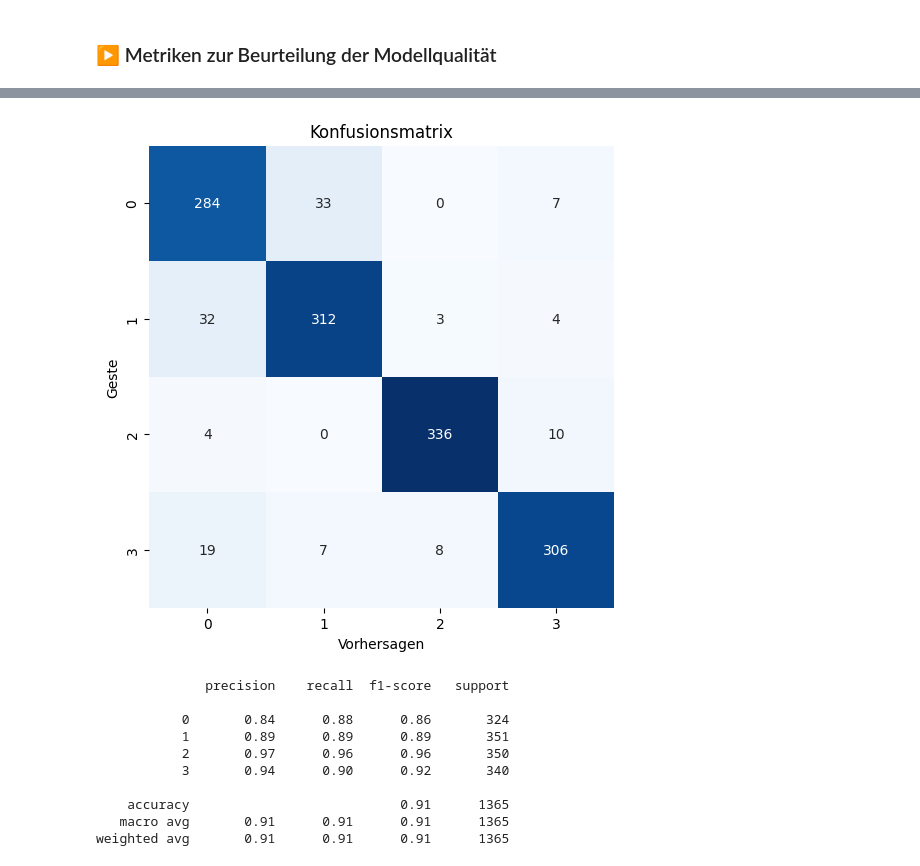
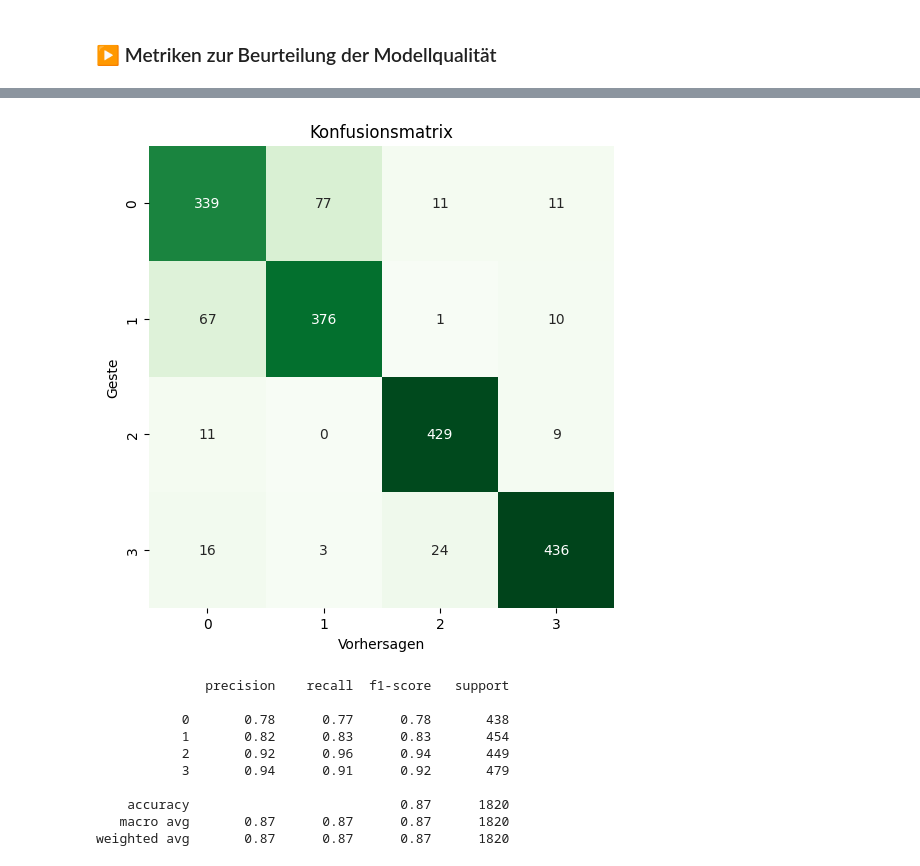
Before and after one commit to Gizmo-Labs/Informatik-Bachelor-Thesis, a Jupyter notebook: Jupyter-Notebooks/Model-Exploration_Variante_3.ipynb, the cells around one changed output, grey strips where cells are left out. Drawn from its saved outputs; the diff is of its cells as text; code cells hidden in the pictures.

```diff
--- a/Jupyter-Notebooks/Model-Exploration_Variante_3.ipynb
+++ b/Jupyter-Notebooks/Model-Exploration_Variante_3.ipynb
@@ -73,18 +73,22 @@ proband4 = []
 ##############################################################
 for label in ['0', '1', '2', '3']:
     proband1.append(pd.read_csv('./Eigene/P1L' + label + '.csv', sep=',', header=None))
+    #proband1.append(pd.read_csv('./Eigene/P1L' + label + '_reduced.csv', sep=',', header=None))
     proband1[int(label)][64] = int(label)
 
 for label in ['0', '1', '2', '3']:
     proband2.append(pd.read_csv('./Eigene/P2L' + label + '.csv', sep=',', header=None))
+    #proband2.append(pd.read_csv('./Eigene/P2L' + label + '_reduced.csv', sep=',', header=None))
     proband2[int(label)][64] = int(label)
 
 for label in ['0', '1', '2', '3']:
     proband3.append(pd.read_csv('./Eigene/P3L' + label + '.csv', sep=',', header=None))
+    #proband3.append(pd.read_csv('./Eigene/P3L' + label + '_reduced.csv', sep=',', header=None))
     proband3[int(label)][64] = int(label)
 
 for label in ['0', '1', '2', '3']:
     proband4.append(pd.read_csv('./Eigene/P4L' + label + '.csv', sep=',', header=None))
+    #proband4.append(pd.read_csv('./Eigene/P4L' + label + '_reduced.csv', sep=',', header=None))
     proband4[int(label)][64] = int(label)
 
 
@@ -95,19 +99,19 @@ for label in ['0', '1', '2', '3']:
 proband1 = pd.concat([df for df in proband1], axis=0).reset_index(drop=True)
 proband2 = pd.concat([df for df in proband2], axis=0).reset_index(drop=True)
 proband3 = pd.concat([df for df in proband3], axis=0).reset_index(drop=True)
-
+proband4 = pd.concat([df for df in proband4], axis=0).reset_index(drop=True)
 
 ##############################################################
 # Schreibe alle Sub-Dataframes in ein gesamtes Dataframe     #
 # Datentyp: Pandas Dataframe                                 #
 ##############################################################
-all_data = pd.concat([proband1, proband2, proband3])
+all_data = pd.concat([proband1, proband2, proband3, proband4])
 
 ##############################################################
 # Daten von Proband 4 zum validieren --> getrennt vom Rest   #
 # Datentyp: Pandas Dataframe                                 #
 ##############################################################
-proband4 = pd.concat([df for df in proband4], axis=0).reset_index(drop=True)
+#proband4 = pd.concat([df for df in proband4], axis=0).reset_index(drop=True)
 # %% [markdown]
 ##### ▶️ Umwandlung der Daten in geeignete Formate
 # %%
@@ -292,8 +246,8 @@ y_validate Vectorform: (20, 4)
 ##############################################################
 # Hyperparameter                                             #
 ##############################################################
-batch_size = 32
-epochs = 12
+batch_size = 64
+epochs = 16
 
 initializer='glorot_uniform'
 
@@ -304,16 +258,16 @@ initializer='glorot_uniform'
 model = keras.Sequential()
 model.add(layers.InputLayer(input_shape))
 
-model.add(layers.Conv1D(64, 1, input_shape=input_shape, kernel_initializer=initializer))
-model.add(layers.Activation('elu'))
+model.add(layers.Conv1D(64, 4, input_shape=input_shape, kernel_initializer=initializer))
+model.add(layers.Activation('relu'))
 
-model.add(layers.Conv1D(64, 2))
-model.add(layers.Activation('elu'))
+model.add(layers.Conv1D(64, 4))
+model.add(layers.Activation('relu'))
 
 model.add(layers.Flatten())
 
 model.add(layers.Dense(64))
-model.add(layers.Activation('elu'))
+model.add(layers.Activation('relu'))
 
 model.add(layers.Dense(num_classes, activation = 'softmax'))
 
@@ -356,13 +310,11 @@ model.compile(
 history = model.fit(
     X_train,
     y_train,
-    validation_split=0.2,
-    #validation_data=(X_validate, validation_labels),
+    validation_split=0.4,
     batch_size=batch_size,
     epochs=epochs,
     callbacks=[
         tf.keras.callbacks.ReduceLROnPlateau(),
-        #tf.keras.callbacks.EarlyStopping(monitor='val_accuracy', mode='max')
     ]
 )
 # %% [output]
@@ -432,15 +383,13 @@ Es handelt sich um Geste : 0
 # %% [markdown]
 ### ▶️ Metriken zur Beurteilung der Modellqualität
 # %%
-#y_test_arg=np.argmax(validation_labels,axis=1)
 y_test_arg=np.argmax(y_test,axis=1)
-#y_pred = np.argmax(model.predict(validation),axis=1)
 y_pred = np.argmax(model.predict(X_test),axis=1)
-#
+
 cm = confusion_matrix(y_test_arg, y_pred)
 
 plt.figure(figsize=(6, 6))
-sns.heatmap(cm, annot=True, fmt='g', cmap='Blues', cbar=False)
+sns.heatmap(cm, annot=True, fmt='g', cmap='Greens', cbar=False)
 plt.xlabel("Vorhersagen")
 plt.ylabel("Geste")
 plt.title("Konfusionsmatrix")
@@ -452,11 +401,11 @@ print(classification_report(y_test_arg, y_pred))
-[figure, old version]
+[figure, new version]
               precision    recall  f1-score   support
 
-           0       0.84      0.88      0.86       324
-           1       0.89      0.89      0.89       351
-           2       0.97      0.96      0.96       350
-           3       0.94      0.90      0.92       340
+           0       0.78      0.77      0.78       438
+           1       0.82      0.83      0.83       454
+           2       0.92      0.96      0.94       449
+           3       0.94      0.91      0.92       479
 
-    accuracy                           0.91      1365
-   macro avg       0.91      0.91      0.91      1365
-weighted avg       0.91      0.91      0.91      1365
+    accuracy                           0.87      1820
+   macro avg       0.87      0.87      0.87      1820
+weighted avg       0.87      0.87      0.87      1820
```
Also changed, not shown: parts of 10 cells of this notebook, 27 other files.
